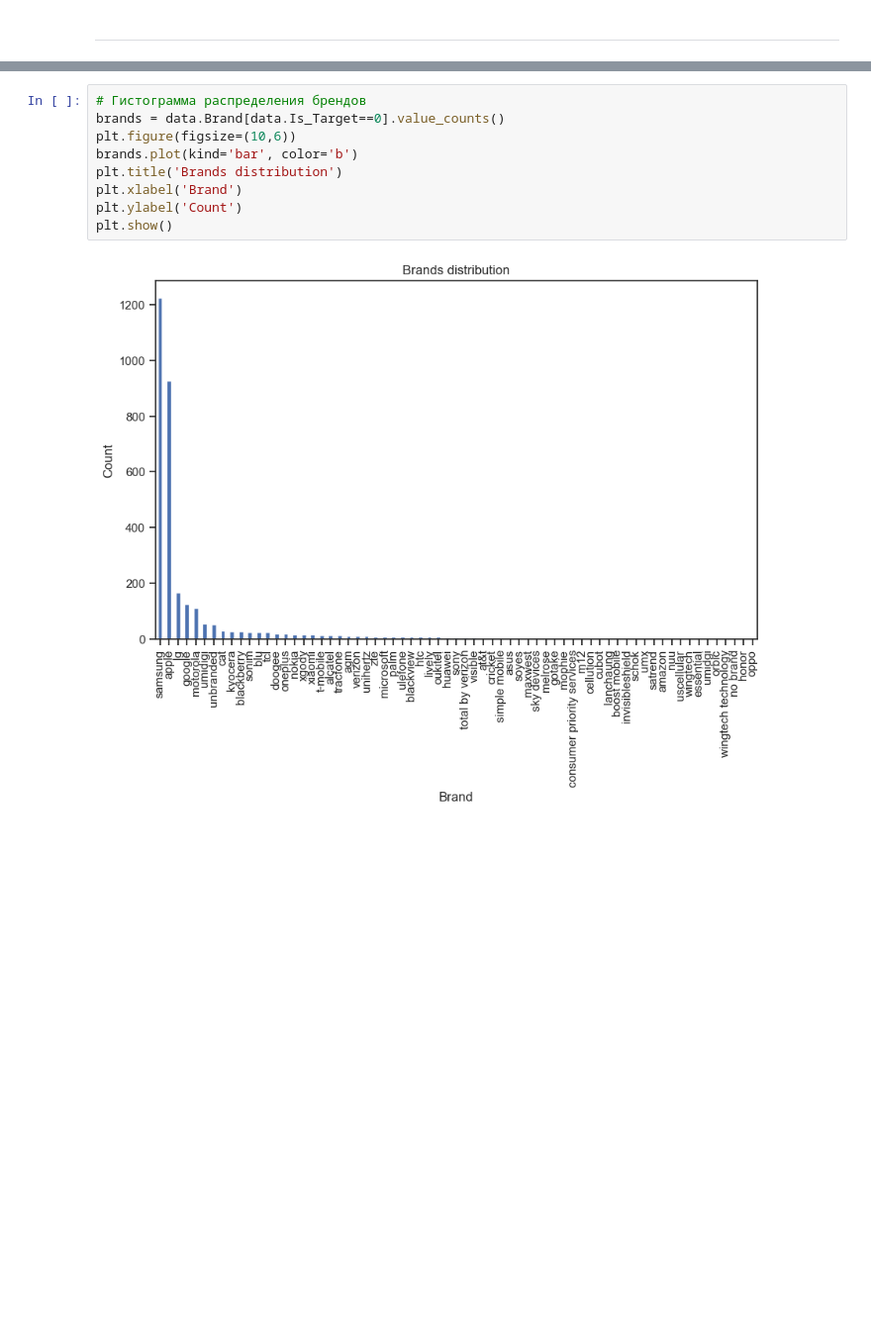
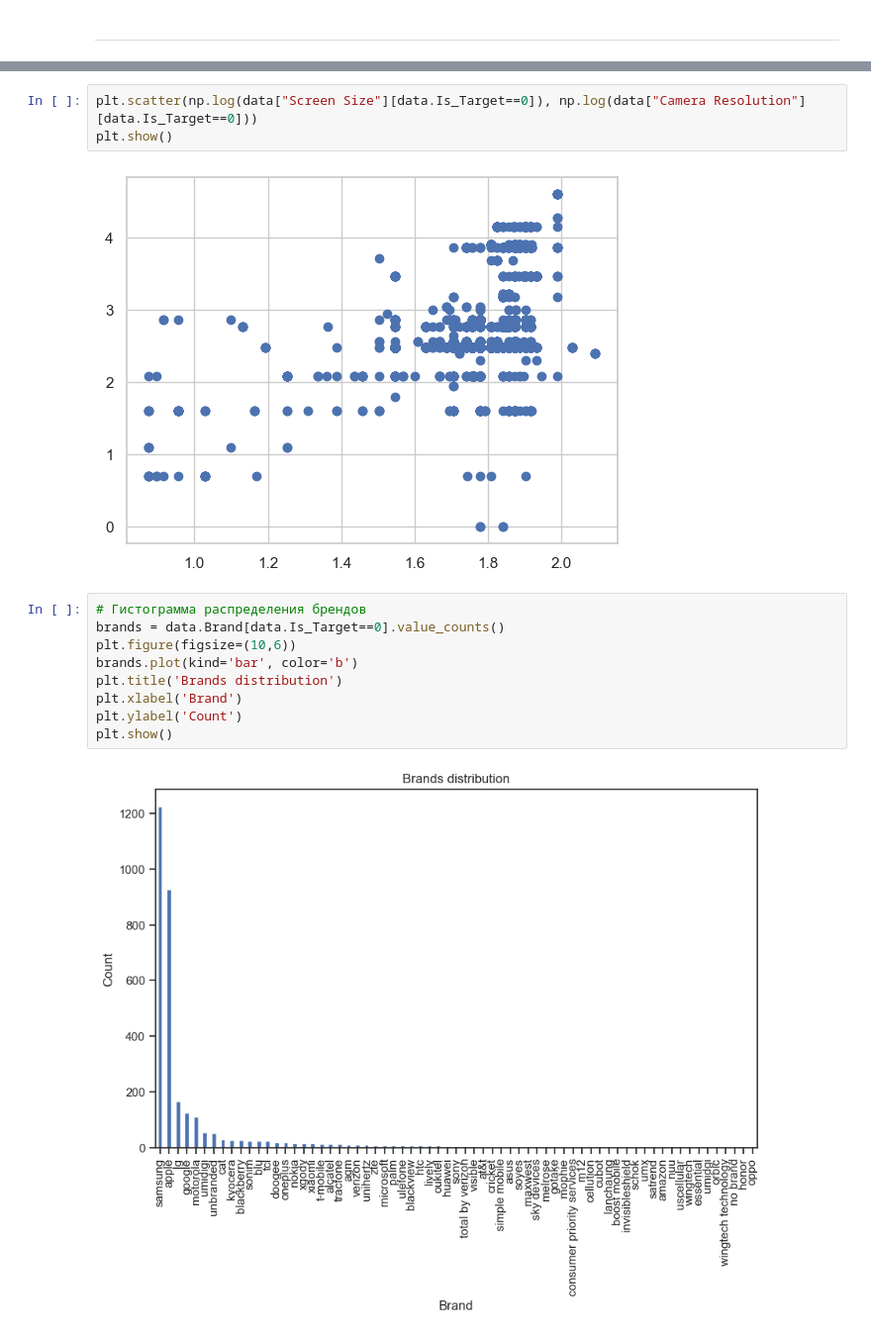
Before and after one commit to AleksKids/hedonistic-demand-from-ebay, a Jupyter notebook: EDA/Global EDA.ipynb, the cells around one changed output, grey strips where cells are left out. Shown at 99% size. Cells and saved outputs as stored; diff of their text form; blank space fills up the shorter version.

```diff
--- a/EDA/Global EDA.ipynb
+++ b/EDA/Global EDA.ipynb
@@ -106,3 +118,8 @@ plt.show()
+# %%
+plt.scatter(np.log(data["Screen Size"][data.Is_Target==0]), np.log(data["Camera Resolution"][data.Is_Target==0]))
+plt.show()
+# %% [output]
+[figure, added]
 # %%
 # Гистограмма распределения брендов
 brands = data.Brand[data.Is_Target==0].value_counts()
```
Also changed, not shown: parts of 4 cells of this notebook.
